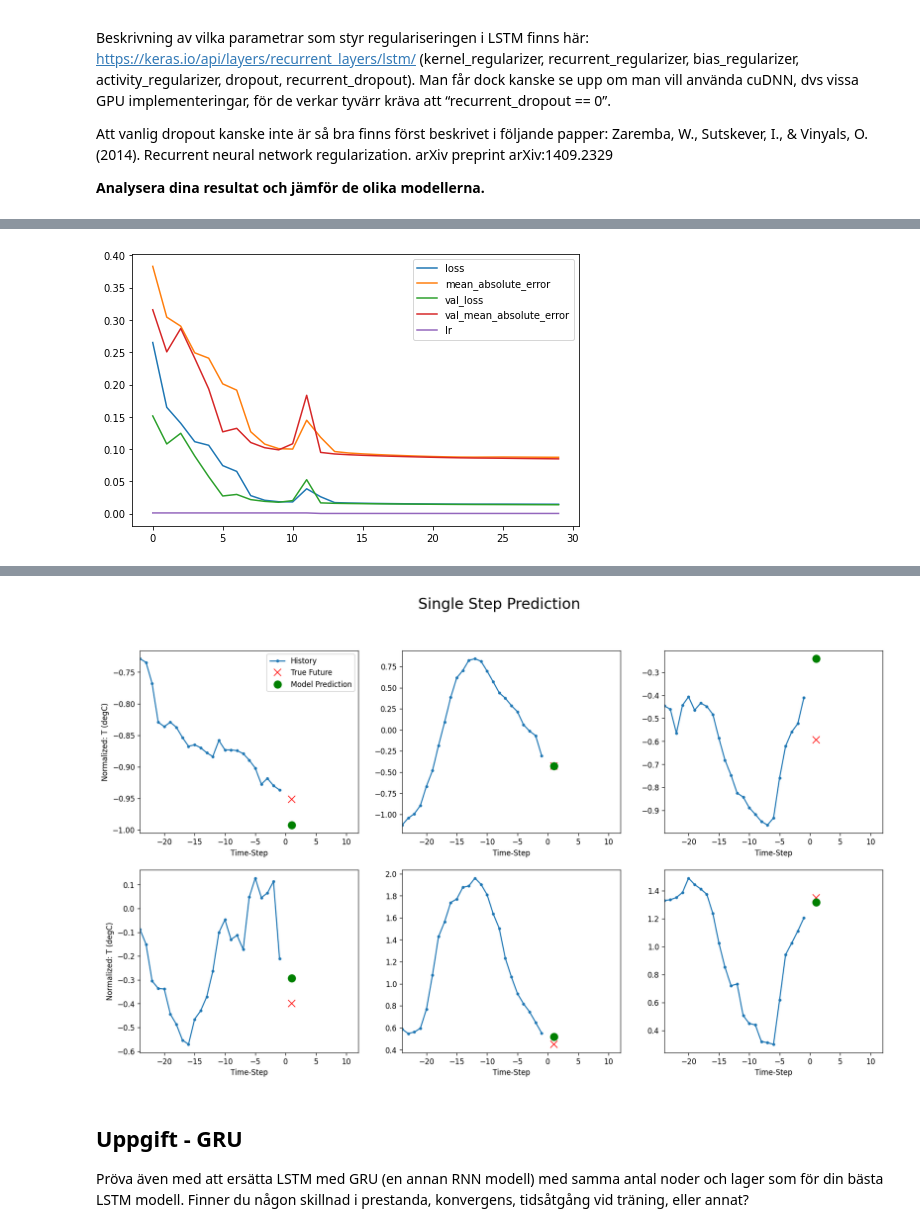
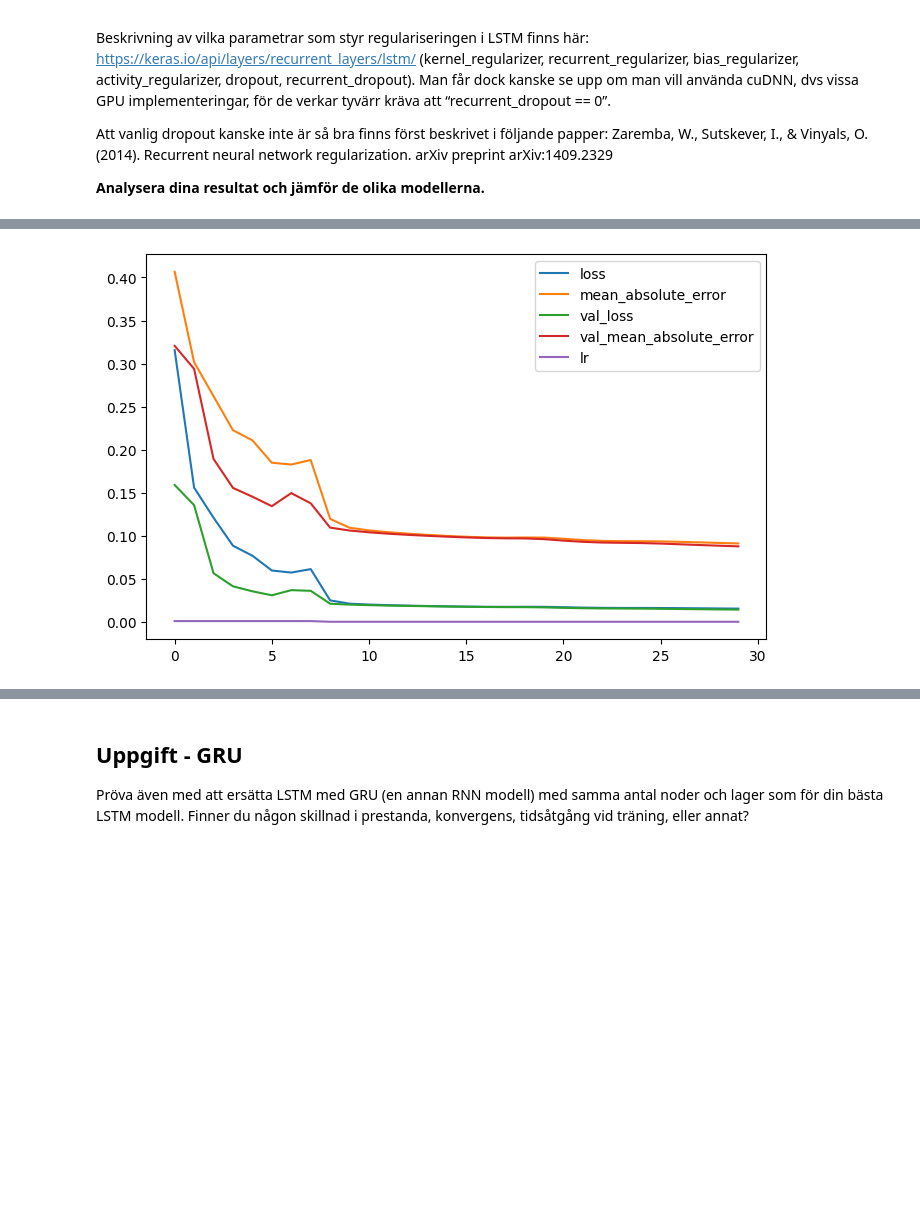
Before and after one commit to Tottowich/AppliedDL-LP4, a Jupyter notebook: 5TF078_Laboration_3_om_Tidsserier_RNN.ipynb, the cells around one changed output, grey strips where cells are left out. Cells and saved outputs as stored; diff of their text form; code cells hidden in the pictures; blank space fills up the shorter version.

```diff
--- a/5TF078_Laboration_3_om_Tidsserier_RNN.ipynb
+++ b/5TF078_Laboration_3_om_Tidsserier_RNN.ipynb
@@ -506,4 +467,0 @@ train_24, val_24, test_24 = train_val_test(24, 24)
-# %%
-for x, y in train_24.take(1):
-  print("Input:", x.numpy().shape)
-  print("Target:", y.numpy().shape)
@@ -578,6 +535,6 @@ lstm_model_baseline = tf.keras.models.Sequential([
 Compile and train this model, and then plot the training curves. That is, the following graph shows the baseline LSTM model with a 24 sized(timepoints) array as input and a 1 sized output prediction(next timepoint).
 # %%
 # Compile and train this model
-history_lstm_baseline,lstm_model_baseline1=compile_and_fit(lstm_model_baseline,train_ds=train_ds,val_ds=val_ds)
+history_lstm_baseline,lstm_model_baseline = compile_and_fit(lstm_model_baseline,train_ds=train_ds,val_ds=val_ds)
 # %% [output]
 Epoch 1/30
@@ -607,6 +557,6 @@ Epoch 30/30
 # %%
 # Evaluate the model.
-test_loss, test_acc = lstm_model_baseline1.evaluate(test_ds, verbose=0)
+test_loss, test_acc = lstm_model_baseline.evaluate(test_ds, verbose=0)
 print('Test accuracy: %.3f' % test_acc)
 
 # Plot the training curves
@@ -646,12 +617,0 @@ def show_plot(plot_data, delta, legend:bool=False,title=None, axs:plt.Axes=None)
-# %%
-def show_predictions(model:Model,data:tf.data.Dataset,n=6,shift:int=1):
-    fig,axs = plt.subplots(nrows=2,ncols=n//2,figsize=(18,10),dpi=120)
-    for i,(ax, (inp, tar)) in enumerate(zip(axs.flat, data.take(n))):
-        show_plot([inp[0][:,1].numpy(), tar[0].numpy(), model.predict(inp)[0]], delta=shift,legend=i==0,axs=ax)
-        if i==0 or i==n//2:
-            ax.set_ylabel("Normalized: T (degC)")
-
-    fig.suptitle("Single Step Prediction",fontsize=20)
-    plt.show()
-    # Set main title
-show_predictions(lstm_model_baseline1,val_ds,6)
@@ -765,21 +716,16 @@ def fit_and_evaluate_model(model:Model,train_ds,val_ds,test_ds,patience=3,shift:
     return history, model, test_loss, test_acc
 # %%
 # Better LSTM model(s): definition, compile and run, evaluate, and compare!
+def lstm_model():
+    inputs = Input(input_shape)
+    x = LSTM(128, return_sequences=True)(inputs)
+    x = LSTM(256, return_sequences=True)(x)
+    x = LSTM(512, return_sequences=False)(x)
+    y = Dense(num_target_features,activation='linear')(x)
+    model = Model(inputs=inputs,outputs=y)
+    return model
+better_lstm = lstm_model()
 
-better_lstm = tf.keras.models.Sequential([
-    # Shape [batch, time, features] => [batch, time, lstm_units]
-    LSTM(128, return_sequences=True),
-    # BatchNormalization(),
-    LSTM(256, return_sequences=True),
-    # BatchNormalization(),
-    LSTM(512, return_sequences=False),
-    # Shape => [batch, time, features]
-    # BatchNormalization(),
-    # Dense(units=128, activation='relu'),
-    # Dropout(0.2),
-    # BatchNormalization(),
-    Dense(units=num_target_features)
-])
 # Compile and train this model
 better_lstm_history, better_lstm, better_lstm_test_loss, better_lstm_test_acc = fit_and_evaluate_model(better_lstm,train_ds,val_ds,test_ds)
 # %% [output]
@@ -803 +749 @@ Test accuracy: 0.084
-[figure, old version]
+[figure, new version]
@@ -810,4 +751,3 @@ Test accuracy: 0.084
-[figure, removed]
 # %% [markdown]
 ## Uppgift - GRU
 Pröva även med att ersätta LSTM med GRU (en annan RNN modell) med samma antal noder och lager som för din bästa LSTM modell. Finner du någon skillnad i prestanda, konvergens, tidsåtgång vid träning, eller annat?
```
Also changed, not shown: parts of 31 cells of this notebook, 1 other file.
